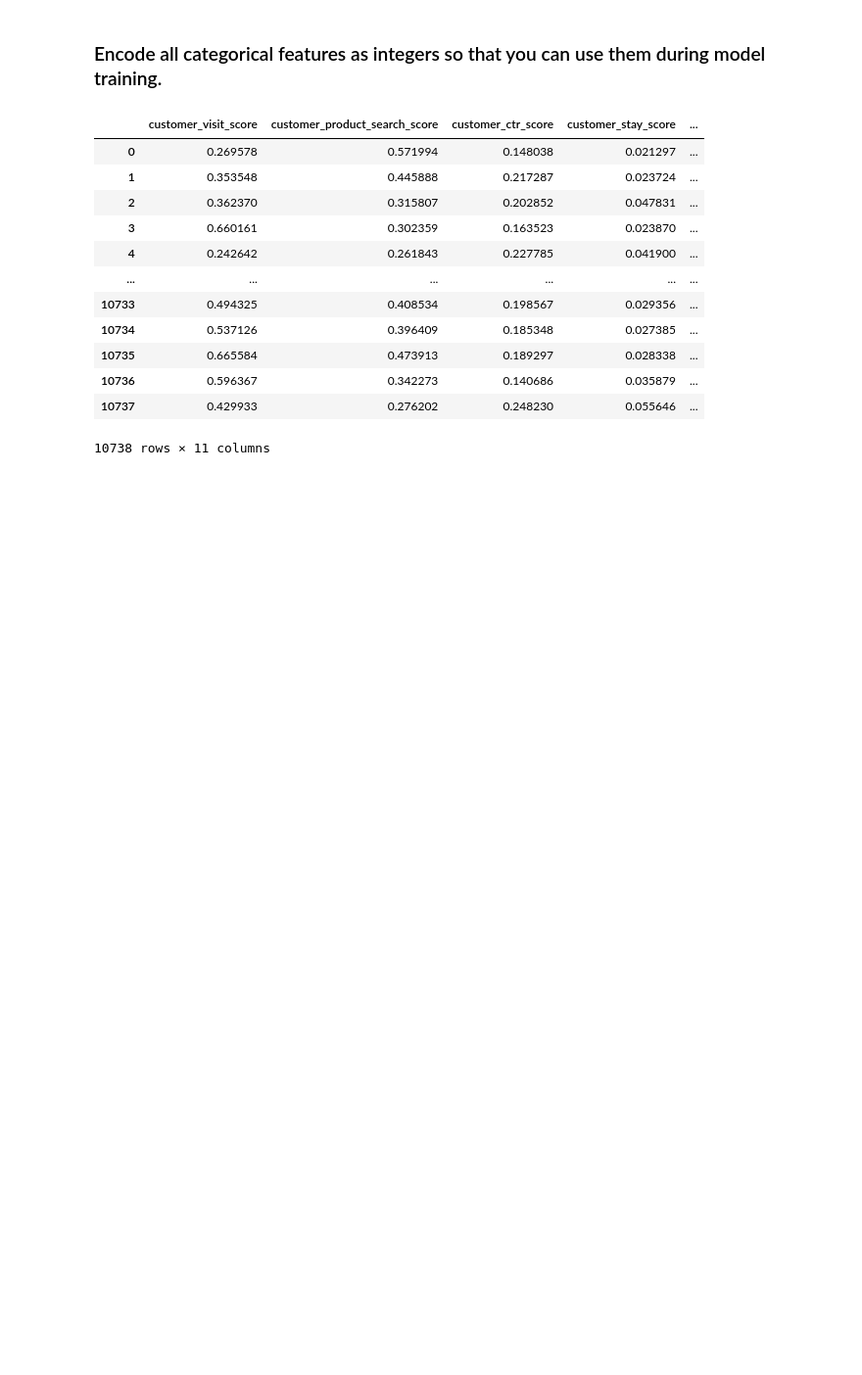
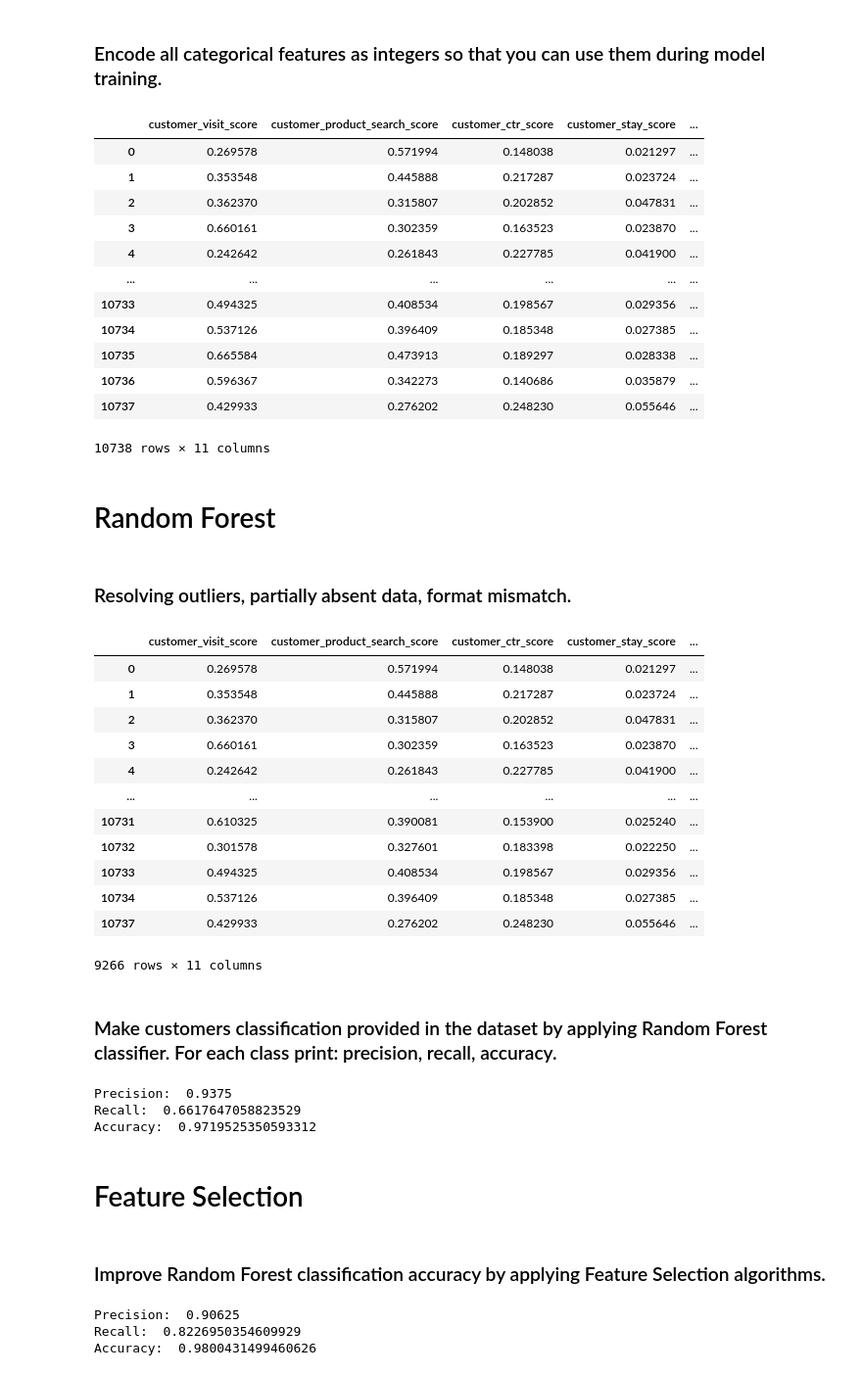
Before and after one commit to rnd4u-org/2021-knu-classif, a Jupyter notebook: practice_Dondov.ipynb, the cells around one changed output. Shown: that part at 98% size. Drawn from its saved outputs; the diff is of its cells as text; code cells hidden in the pictures; blank space fills up the shorter version.

```diff
--- a/practice_Dondov.ipynb
+++ b/practice_Dondov.ipynb
@@ -251,3 +245,79 @@ normalized_df
 | 10736 | 0.596367 | 0.342273 | 0.140686 | 0.035879 | ... |
 | 10737 | 0.429933 | 0.276202 | 0.248230 | 0.055646 | ... |
 10738 rows × 11 columns
+# %% [markdown]
+# Random Forest
+# %% [markdown]
+### Resolving outliers, partially absent data, format mismatch.
+# %%
+from scipy.stats import zscore
+
+filtered = normalized_df.copy()
+filtered = filtered[(np.abs(zscore(filtered)) < 3).all(axis=1)]
+filtered
+# %% [output]
+|  | customer_visit_score | customer_product_search_score | customer_ctr_score | customer_stay_score | ... |
+| 0 | 0.269578 | 0.571994 | 0.148038 | 0.021297 | ... |
+| 1 | 0.353548 | 0.445888 | 0.217287 | 0.023724 | ... |
+| 2 | 0.362370 | 0.315807 | 0.202852 | 0.047831 | ... |
+| 3 | 0.660161 | 0.302359 | 0.163523 | 0.023870 | ... |
+| 4 | 0.242642 | 0.261843 | 0.227785 | 0.041900 | ... |
+| ... | ... | ... | ... | ... | ... |
+| 10731 | 0.610325 | 0.390081 | 0.153900 | 0.025240 | ... |
+| 10732 | 0.301578 | 0.327601 | 0.183398 | 0.022250 | ... |
+| 10733 | 0.494325 | 0.408534 | 0.198567 | 0.029356 | ... |
+| 10734 | 0.537126 | 0.396409 | 0.185348 | 0.027385 | ... |
+| 10737 | 0.429933 | 0.276202 | 0.248230 | 0.055646 | ... |
+9266 rows × 11 columns
+# %% [markdown]
+### Make customers classification provided in the dataset by applying Random Forest classifier. For each class print: precision, recall, accuracy.
+# %%
+from sklearn.ensemble import RandomForestClassifier
+from sklearn.model_selection import train_test_split
+from sklearn import metrics
+
+forest_clf = RandomForestClassifier(n_estimators=100)
+
+X = filtered.copy()
+X = X.drop(['customer_category'], 1)
+
+y = filtered['customer_category']
+
+X_train, X_test, y_train, y_test = train_test_split(X, y, test_size=0.2)
+
+forest_clf.fit(X_train, y_train)
+y_predicted = forest_clf.predict(X_test)
+
+print("Precision: ", metrics.precision_score(y_test, y_predicted))
+print("Recall: ", metrics.recall_score(y_test, y_predicted))
+print("Accuracy: ", metrics.accuracy_score(y_test, y_predicted))
+# %% [output]
+Precision:  0.9375
+Recall:  0.6617647058823529
+Accuracy:  0.9719525350593312
+# %% [markdown]
+# Feature Selection
+# %% [markdown]
+### Improve Random Forest classification accuracy by applying Feature Selection algorithms.
+# %%
+from sklearn.feature_selection import SelectKBest
+from sklearn.feature_selection import chi2
+
+
+forest_clf1 = RandomForestClassifier(n_estimators=100)
+
+select = SelectKBest(chi2, k=7)
+X_new = select.fit_transform(X, y)
+
+X_train, X_test, y_train, y_test = train_test_split(X_new, y, test_size=0.2)
+
+forest_clf1.fit(X_train, y_train)
+y_predicted = forest_clf1.predict(X_test)
+
+print("Precision: ", metrics.precision_score(y_test, y_predicted))
+print("Recall: ", metrics.recall_score(y_test, y_predicted))
+print("Accuracy: ", metrics.accuracy_score(y_test, y_predicted))
+# %% [output]
+Precision:  0.90625
+Recall:  0.8226950354609929
+Accuracy:  0.9800431499460626
```
Also changed, not shown: parts of 6 cells of this notebook.
